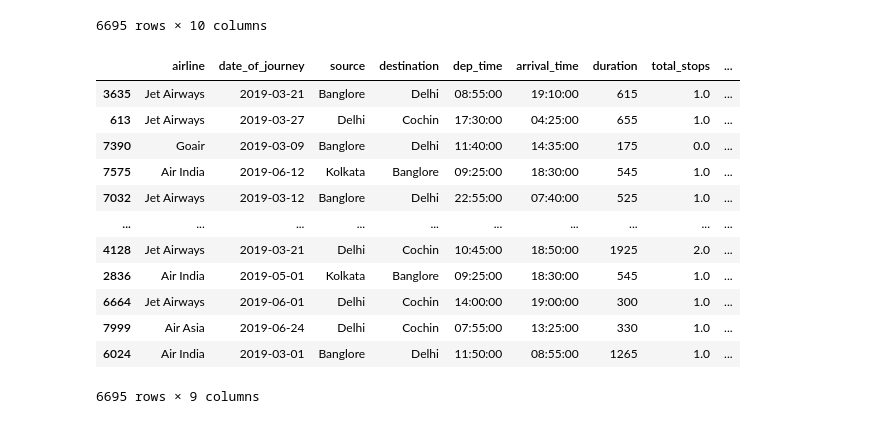
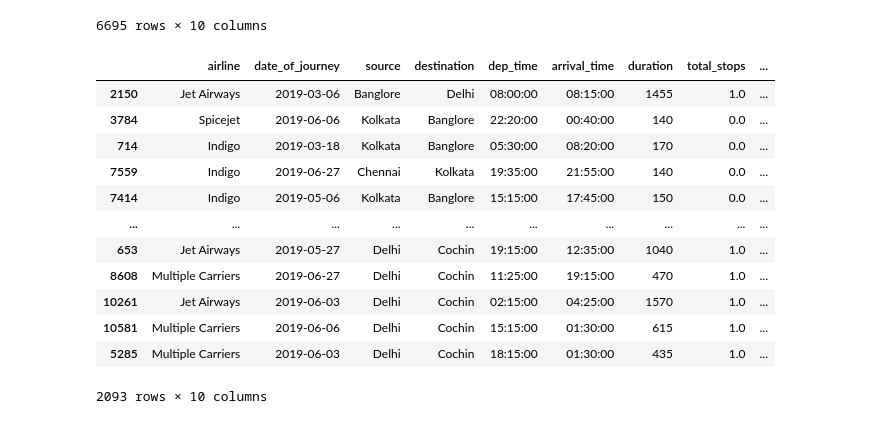
Before and after one commit to PRSOUBHAGYA/flights-price-prediction-sagemaker, a Jupyter notebook: notebook/data_cleaning.ipynb, the cells around one changed output. Cells and saved outputs as stored; diff of their text form; code cells hidden in the pictures.

```diff
--- a/notebook/data_cleaning.ipynb
+++ b/notebook/data_cleaning.ipynb
@@ -274,7 +274,7 @@ X_train,X_val,y_train,y_val = train_test_split(X_,y_,test_size=0.2,random_state=
 # %%
 def export_data(x,y,filename):
     final_df = x.join(y)
-    final_df.to_csv('../'+filename+'_data.csv',index=False)
+    final_df.to_csv('../data/'+filename+'_data.csv',index=False)
     return final_df
 # %%
 export_data(X_train,y_train,'train')
@@ -293,18 +293,18 @@ export_data(X_train,y_train,'train')
 | 6024 | Air India | 2019-03-01 | Banglore | Delhi | 11:50:00 | 08:55:00 | 1265 | 1.0 | ... |
 6695 rows × 10 columns
 # %%
-X_train
+export_data(X_test,y_test,'test')
 # %% [output]
 |  | airline | date_of_journey | source | destination | dep_time | arrival_time | duration | total_stops | ... |
-| 3635 | Jet Airways | 2019-03-21 | Banglore | Delhi | 08:55:00 | 19:10:00 | 615 | 1.0 | ... |
-| 613 | Jet Airways | 2019-03-27 | Delhi | Cochin | 17:30:00 | 04:25:00 | 655 | 1.0 | ... |
-| 7390 | Goair | 2019-03-09 | Banglore | Delhi | 11:40:00 | 14:35:00 | 175 | 0.0 | ... |
-| 7575 | Air India | 2019-06-12 | Kolkata | Banglore | 09:25:00 | 18:30:00 | 545 | 1.0 | ... |
-| 7032 | Jet Airways | 2019-03-12 | Banglore | Delhi | 22:55:00 | 07:40:00 | 525 | 1.0 | ... |
+| 2150 | Jet Airways | 2019-03-06 | Banglore | Delhi | 08:00:00 | 08:15:00 | 1455 | 1.0 | ... |
+| 3784 | Spicejet | 2019-06-06 | Kolkata | Banglore | 22:20:00 | 00:40:00 | 140 | 0.0 | ... |
+| 714 | Indigo | 2019-03-18 | Kolkata | Banglore | 05:30:00 | 08:20:00 | 170 | 0.0 | ... |
+| 7559 | Indigo | 2019-06-27 | Chennai | Kolkata | 19:35:00 | 21:55:00 | 140 | 0.0 | ... |
+| 7414 | Indigo | 2019-05-06 | Kolkata | Banglore | 15:15:00 | 17:45:00 | 150 | 0.0 | ... |
 | ... | ... | ... | ... | ... | ... | ... | ... | ... | ... |
-| 4128 | Jet Airways | 2019-03-21 | Delhi | Cochin | 10:45:00 | 18:50:00 | 1925 | 2.0 | ... |
-| 2836 | Air India | 2019-05-01 | Kolkata | Banglore | 09:25:00 | 18:30:00 | 545 | 1.0 | ... |
-| 6664 | Jet Airways | 2019-06-01 | Delhi | Cochin | 14:00:00 | 19:00:00 | 300 | 1.0 | ... |
-| 7999 | Air Asia | 2019-06-24 | Delhi | Cochin | 07:55:00 | 13:25:00 | 330 | 1.0 | ... |
-| 6024 | Air India | 2019-03-01 | Banglore | Delhi | 11:50:00 | 08:55:00 | 1265 | 1.0 | ... |
+| 653 | Jet Airways | 2019-05-27 | Delhi | Cochin | 19:15:00 | 12:35:00 | 1040 | 1.0 | ... |
+| 8608 | Multiple Carriers | 2019-06-27 | Delhi | Cochin | 11:25:00 | 19:15:00 | 470 | 1.0 | ... |
+| 10261 | Jet Airways | 2019-06-03 | Delhi | Cochin | 02:15:00 | 04:25:00 | 1570 | 1.0 | ... |
+| 10581 | Multiple Carriers | 2019-06-06 | Delhi | Cochin | 15:15:00 | 01:30:00 | 615 | 1.0 | ... |
+| 5285 | Multiple Carriers | 2019-06-03 | Delhi | Cochin | 18:15:00 | 01:30:00 | 435 | 1.0 | ... |
-6695 rows × 9 columns
+2093 rows × 10 columns
```
Also changed, not shown: parts of 1 cell of this notebook, 1 other file.
